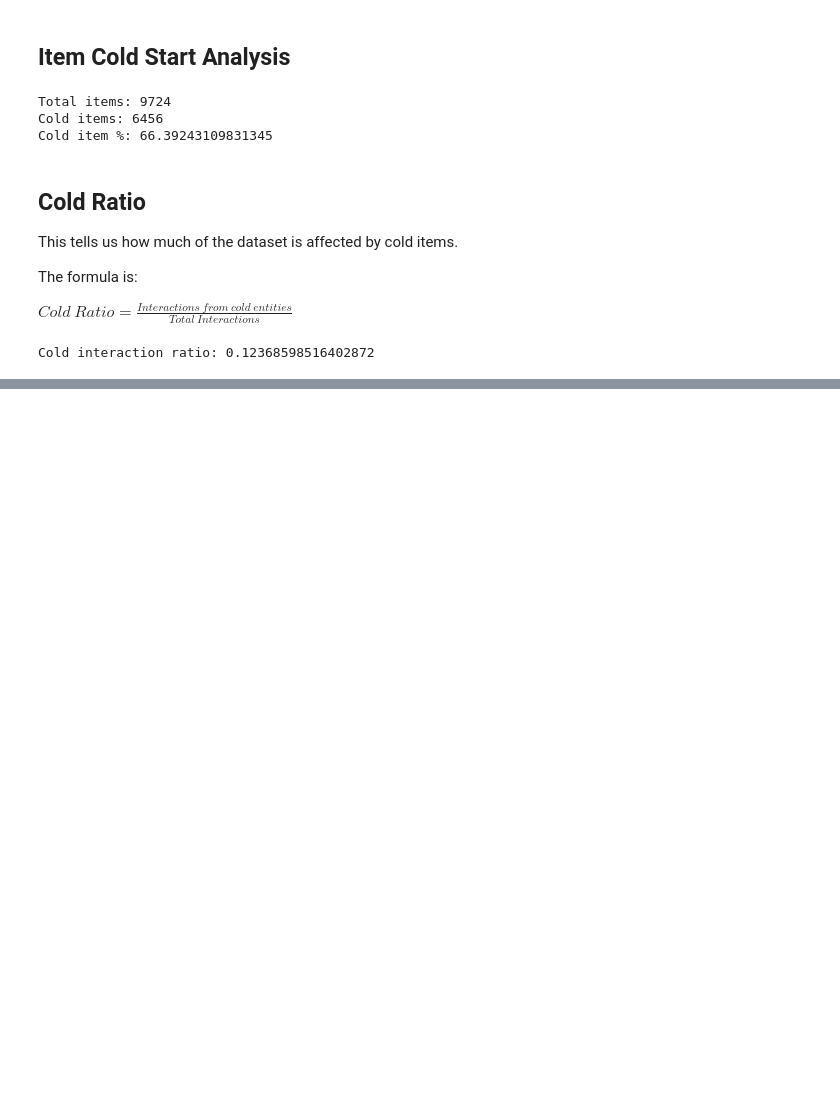
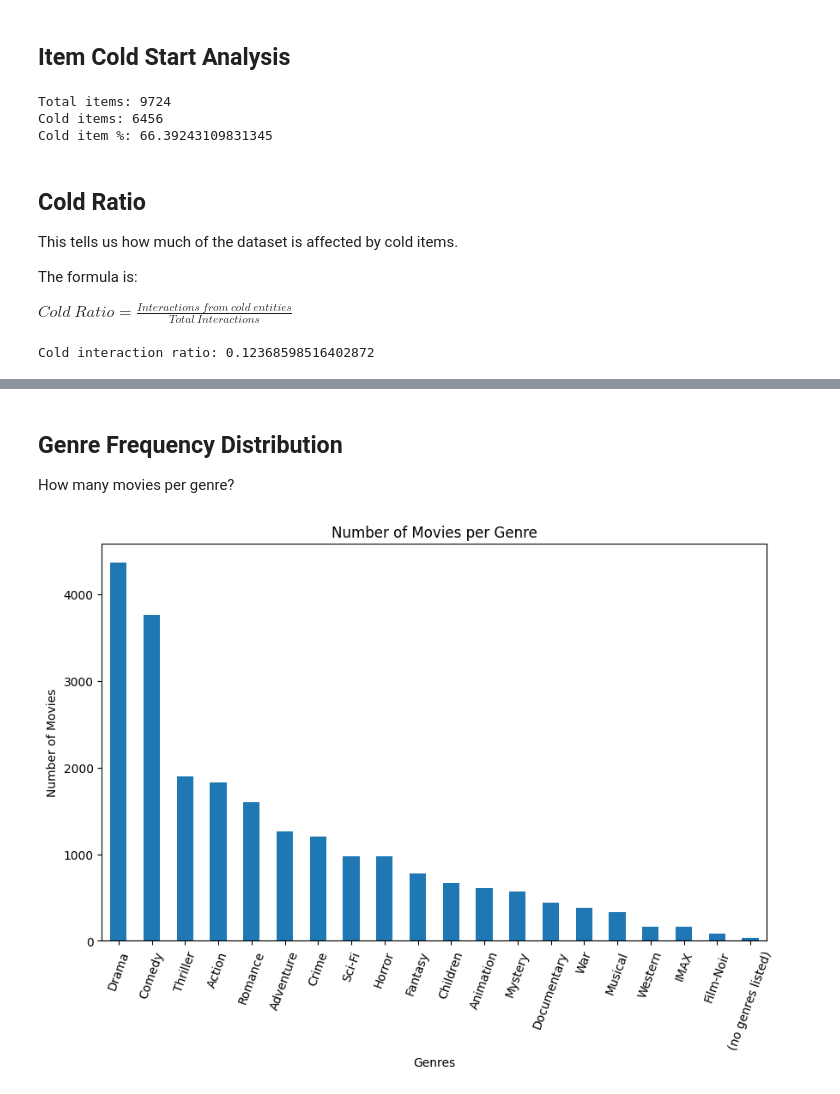
Before and after one commit to bhaskrr/next-gen-recommenders, a Jupyter notebook: notebooks/01_eda.ipynb, the cells around one changed output, grey strips where cells are left out. Cells and saved outputs as stored; diff of their text form; code cells hidden in the pictures; blank space fills up the shorter version.

Commit message:
added genre exploration

```diff
--- a/notebooks/01_eda.ipynb
+++ b/notebooks/01_eda.ipynb
@@ -546,0 +553,6 @@ Cold interaction ratio: 0.12368598516402872
+# %%
+movies["genres"] = movies["genres"].str.split("|")
+
+movies_exploded = movies.explode("genres")
+
+movies_exploded.head()
@@ -546,0 +566,18 @@ Cold interaction ratio: 0.12368598516402872
+# %% [markdown]
+## Genre Frequency Distribution
+
+How many movies per genre?
+# %%
+genre_counts = movies_exploded["genres"].value_counts()
+
+import matplotlib.pyplot as plt
+
+plt.figure(figsize=(10,6))
+genre_counts.plot(kind="bar")
+plt.title("Number of Movies per Genre")
+plt.xlabel("Genres")
+plt.ylabel("Number of Movies")
+plt.xticks(rotation=70)
+plt.show()
+# %% [output]
+[figure, added]
```
Also changed, not shown: parts of 9 cells of this notebook.
